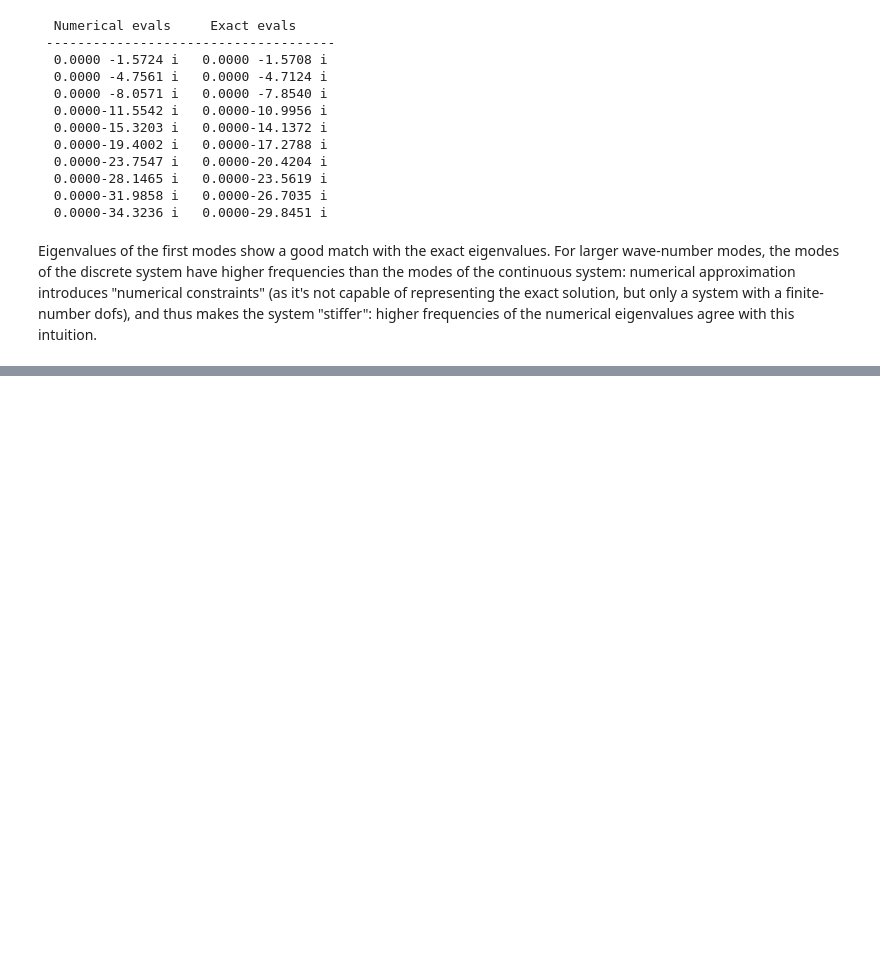
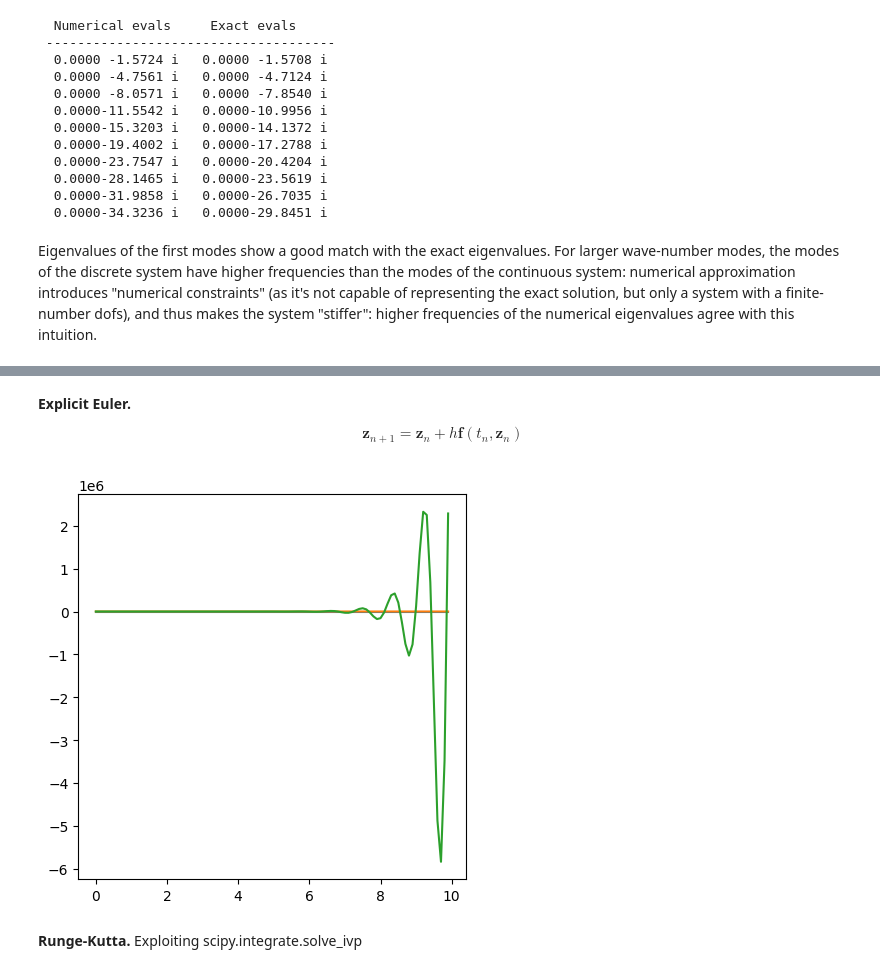
Before and after one commit to Basics2022/bbooks-math-miscellanea, a Jupyter notebook: _build/jupyter_execute/ch/ode/time-integration-mechanical-systems.ipynb, the cells around one changed output, grey strips where cells are left out. Cells and saved outputs as stored; diff of their text form; code cells hidden in the pictures; blank space fills up the shorter version.

```diff
--- a/_build/jupyter_execute/ch/ode/time-integration-mechanical-systems.ipynb
+++ b/_build/jupyter_execute/ch/ode/time-integration-mechanical-systems.ipynb
@@ -409,0 +494,38 @@ Eigenvalues of the first modes show a good match with the exact eigenvalues. For
+# %% [markdown]
+**Explicit Euler.**
+
+$$\mathbf{z}_{n+1} = \mathbf{z}_n + h \mathbf{f}(t_n, \mathbf{z}_n)$$
+# %%
+sims = {}
+
+def f_fun(t, z):
+    n = len(z)
+    n1 = int(n/2)
+    q, dq = z[:n1], z[n1:]
+
+    ddq = - Om_all[:i_slow]**2 * q - 2 * Om_all[:i_slow] * xi_all[:i_slow] * dq + evecs_all[:,:i_slow].T @ F * M_t(t)
+
+    return np.concatenate([dq, ddq])
+
+z0 = np.concatenate([qs0, dqs0])
+z = z0.copy()
+ZZ = [ z.copy() ]
+
+sims['Explicit Euler'] = { 'Z': [ ] }
+
+for t in tvec:
+
+    z += dt * f_fun(t, z)
+
+    ZZ += [ z.copy() ]
+
+ZZ = np.array(ZZ)
+# %%
+fig, ax = plt.subplots(1,1, figsize=(5,5))
+ax.plot(tvec, ZZ[:-1,:3])
+
+plt.show()
+# %% [output]
+[figure, added]
+# %% [markdown]
+**Runge-Kutta.** Exploiting scipy.integrate.solve_ivp
```
Also changed, not shown: parts of 11 cells of this notebook, 12 other files.
